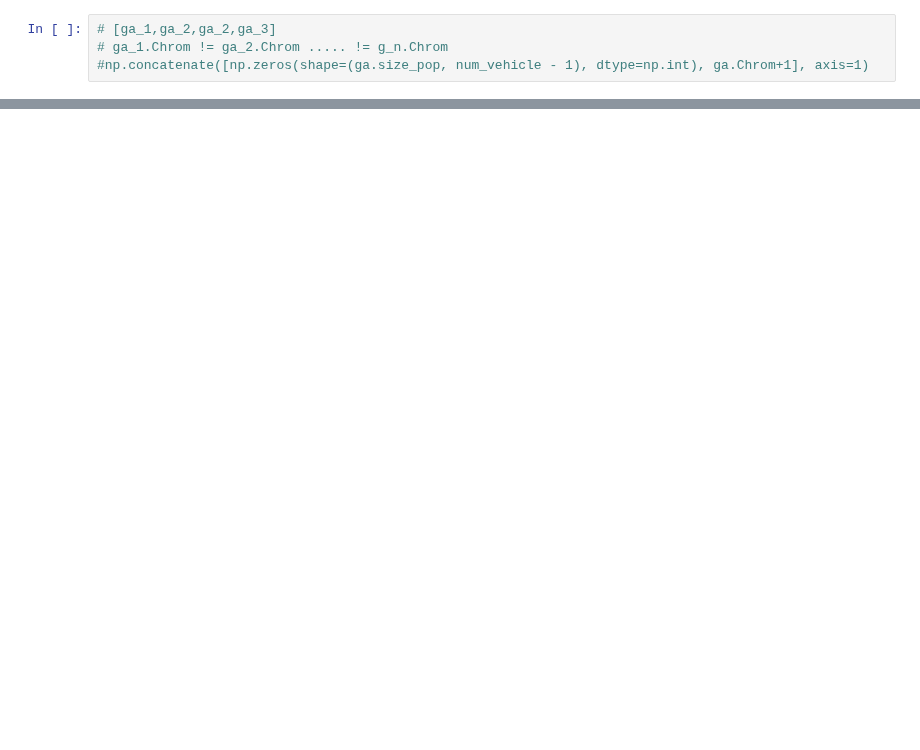
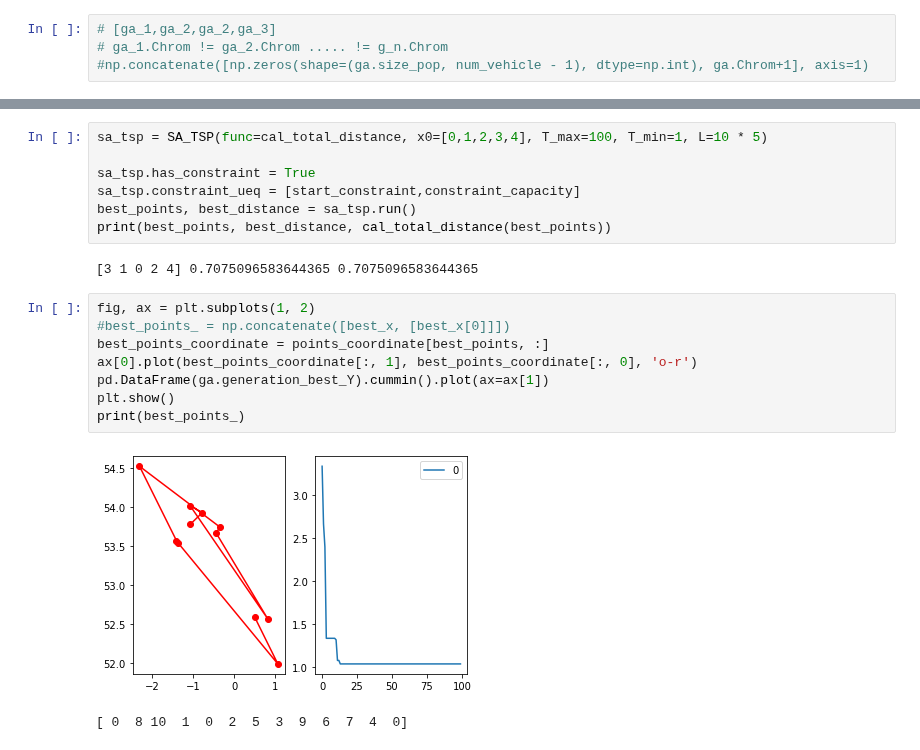
Before and after one commit to kallekj/Explorer, a Jupyter notebook: src/GA.ipynb, the cells around one changed output, grey strips where cells are left out. Drawn from its saved outputs; the diff is of its cells as text; blank space fills up the shorter version.

```diff
--- a/src/GA.ipynb
+++ b/src/GA.ipynb
@@ -111,3 +116,23 @@ print(best_points_)
+# %%
+sa_tsp = SA_TSP(func=cal_total_distance, x0=[0,1,2,3,4], T_max=100, T_min=1, L=10 * 5)
+
+sa_tsp.has_constraint = True
+sa_tsp.constraint_ueq = [start_constraint,constraint_capacity]
+best_points, best_distance = sa_tsp.run()
+print(best_points, best_distance, cal_total_distance(best_points))
+# %% [output]
+[3 1 0 2 4] 0.7075096583644365 0.7075096583644365
+# %%
+fig, ax = plt.subplots(1, 2)
+#best_points_ = np.concatenate([best_x, [best_x[0]]])
+best_points_coordinate = points_coordinate[best_points, :]
+ax[0].plot(best_points_coordinate[:, 1], best_points_coordinate[:, 0], 'o-r')
+pd.DataFrame(ga.generation_best_Y).cummin().plot(ax=ax[1])
+plt.show()
+print(best_points_)
+# %% [output]
+[figure, added]
+[ 0  8 10  1  0  2  5  3  9  6  7  4  0]
 # %%
 temp_split =  np.split(best_points_, np.where(best_points_== 0.)[0])
 vehicle_routes_seperated = []
```
Also changed, not shown: parts of 7 cells of this notebook, 9 other files.
